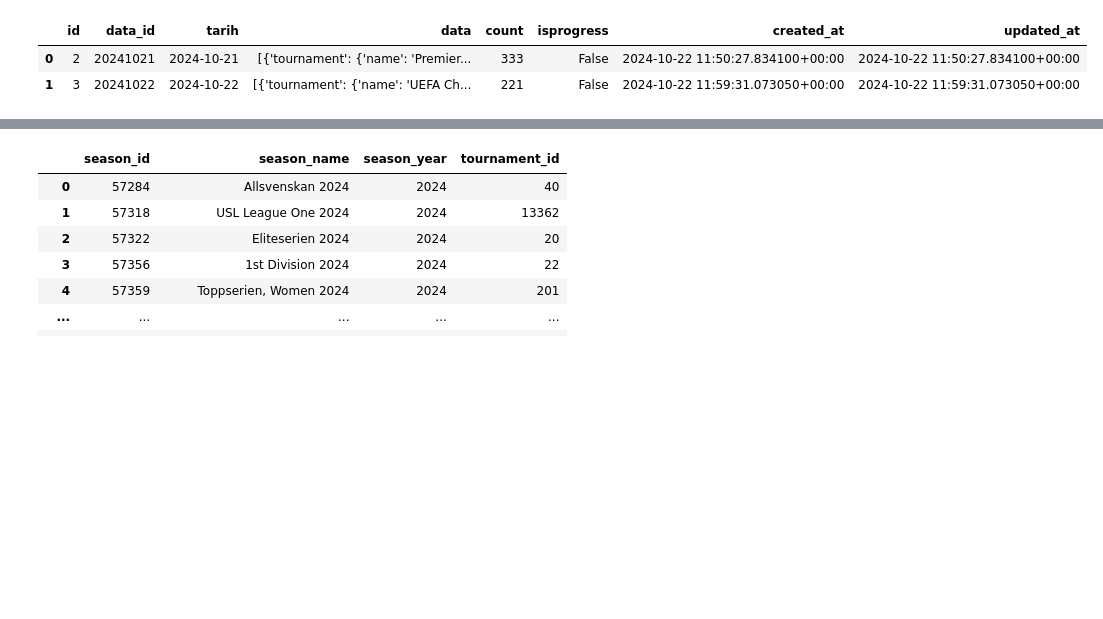
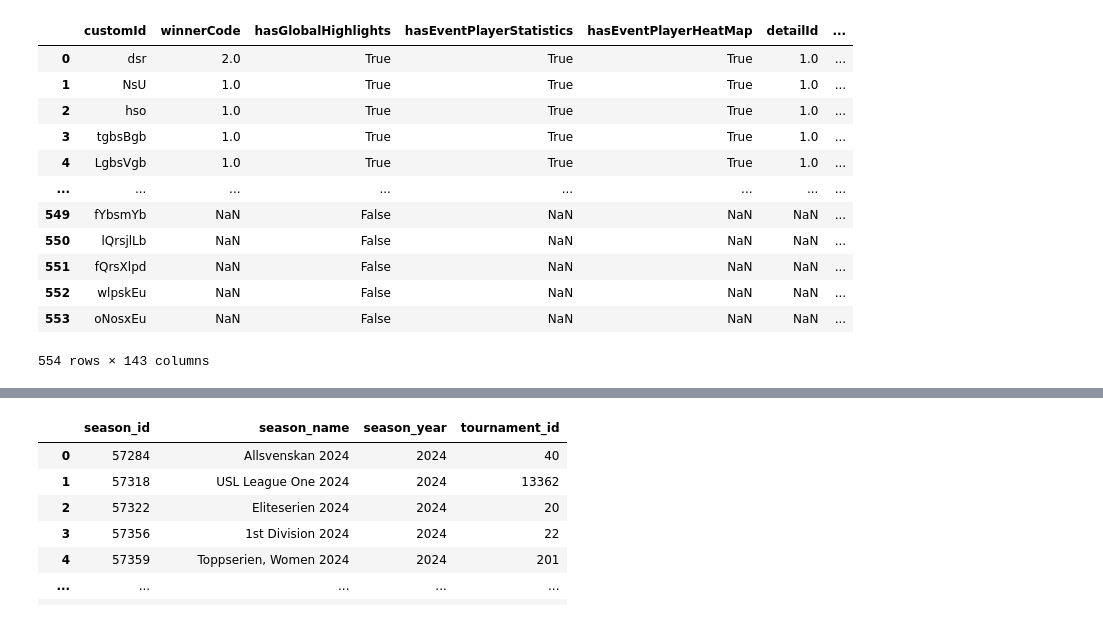
Before and after one commit to Ahmetyldrr/FxS, a Jupyter notebook: TournamentModel.ipynb, the cells around one changed output, grey strips where cells are left out. Saved outputs shown, nothing was run; the diff lists cells and outputs as text; code cells hidden in the pictures; blank space fills up the shorter version.

```diff
--- a/TournamentModel.ipynb
+++ b/TournamentModel.ipynb
@@ -7,13 +7,26 @@ os.environ["DJANGO_ALLOW_ASYNC_UNSAFE"] = "true"
 # %%
 #verileri oku
 from basemodels.models import FikstureModelData
 import pandas as pd
 
 data = FikstureModelData.objects.all().values()
 data_list = list(data)
 df = pd.DataFrame(data_list)
-df
+df_exploded = df.explode('data')
+expanded_data = pd.json_normalize(df_exploded['data'])
+expanded_data['tarih'] = list(df_exploded['tarih'])
+expanded_data
 # %% [output]
-|  | id | data_id | tarih | data | count | isprogress | created_at | updated_at |
-| 0 | 2 | 20241021 | 2024-10-21 | [{'tournament': {'name': 'Premier... | 333 | False | 2024-10-22 11:50:27.834100+00:00 | 2024-10-22 11:50:27.834100+00:00 |
-| 1 | 3 | 20241022 | 2024-10-22 | [{'tournament': {'name': 'UEFA Ch... | 221 | False | 2024-10-22 11:59:31.073050+00:00 | 2024-10-22 11:59:31.073050+00:00 |
+|  | customId | winnerCode | hasGlobalHighlights | hasEventPlayerStatistics | hasEventPlayerHeatMap | detailId | ... |
+| 0 | dsr | 2.0 | True | True | True | 1.0 | ... |
+| 1 | NsU | 1.0 | True | True | True | 1.0 | ... |
+| 2 | hso | 1.0 | True | True | True | 1.0 | ... |
+| 3 | tgbsBgb | 1.0 | True | True | True | 1.0 | ... |
+| 4 | LgbsVgb | 1.0 | True | True | True | 1.0 | ... |
+| ... | ... | ... | ... | ... | ... | ... | ... |
+| 549 | fYbsmYb | NaN | False | NaN | NaN | NaN | ... |
+| 550 | lQrsjlLb | NaN | False | NaN | NaN | NaN | ... |
+| 551 | fQrsXlpd | NaN | False | NaN | NaN | NaN | ... |
+| 552 | wlpskEu | NaN | False | NaN | NaN | NaN | ... |
+| 553 | oNosxEu | NaN | False | NaN | NaN | NaN | ... |
+554 rows × 143 columns
```
Also changed, not shown: parts of 4 cells of this notebook, 5 other files.
